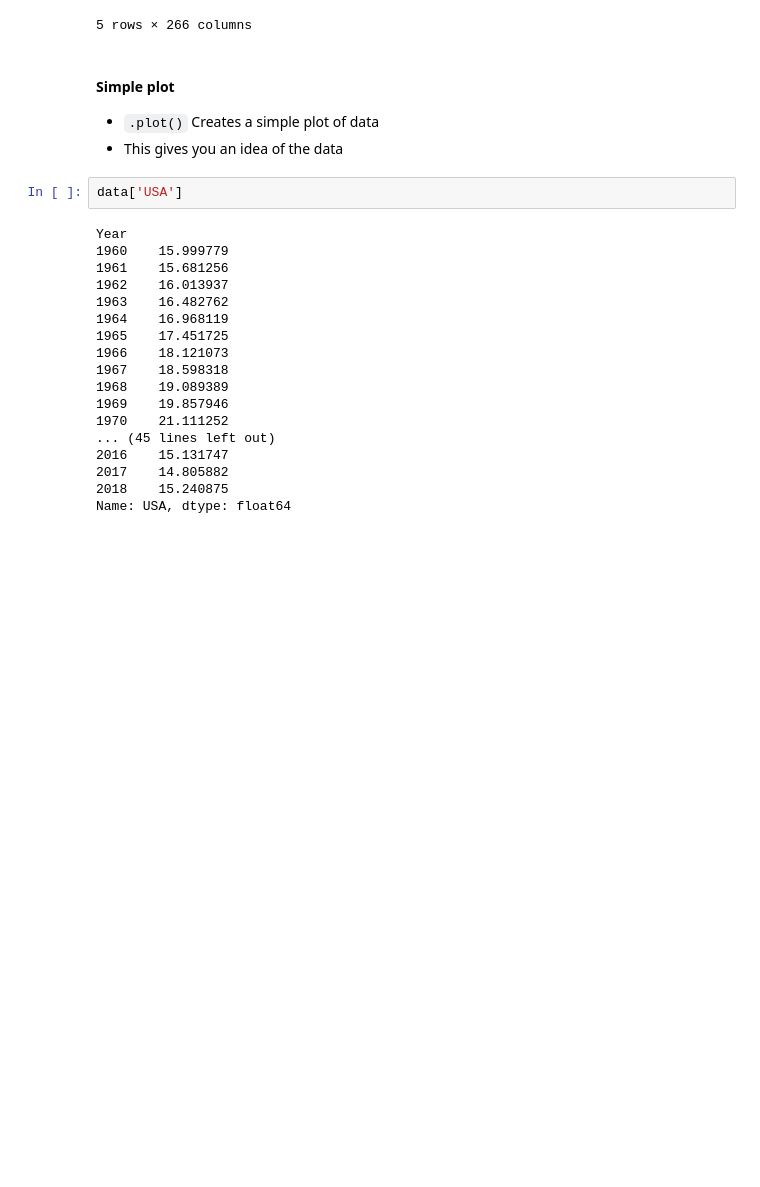
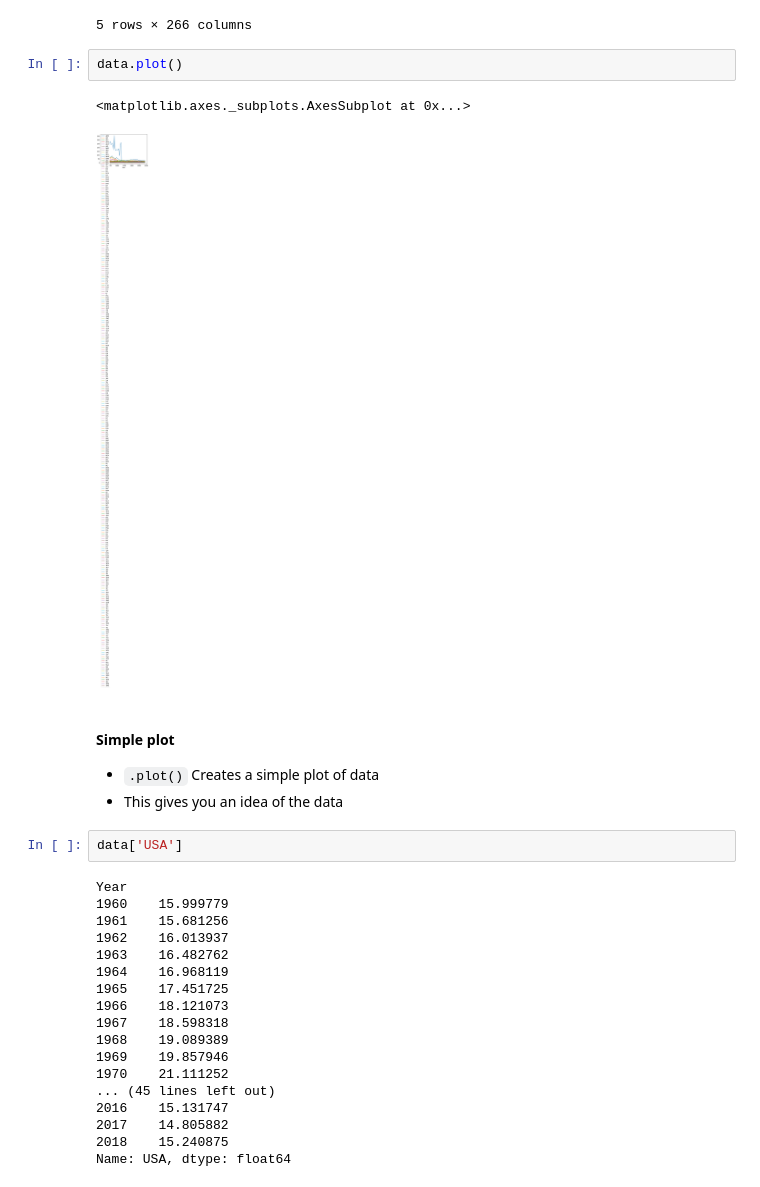
Before and after one commit to Teja414/DataScienceWithPython, a Jupyter notebook: 01_Lesson_Visualization.ipynb, the cells around one changed output. Drawn from its saved outputs; the diff is of its cells as text; blank space fills up the shorter version.

````diff
--- a/01_Lesson_Visualization.ipynb
+++ b/01_Lesson_Visualization.ipynb
@@ -232,6 +254,11 @@ data.head()
 | 1963 | 214.785217 | 0.940570 | 0.074161 | 0.112376 | 0.202739 | 1.181681 | NaN | 0.853116 | 0.175833 | 2.330685 | ... | ... |
 | 1964 | 207.626699 | 0.996033 | 0.086174 | 0.133258 | 0.213562 | 1.111742 | NaN | 0.972381 | 0.132815 | 2.553442 | ... | ... |
 5 rows × 266 columns
+# %%
+data.plot()
+# %% [output]
+<matplotlib.axes._subplots.AxesSubplot at 0x...>
+[figure, added]
 # %% [markdown]
 #### Simple plot
 - ```.plot()``` Creates a simple plot of data
````
Also changed, not shown: parts of 11 cells of this notebook.
